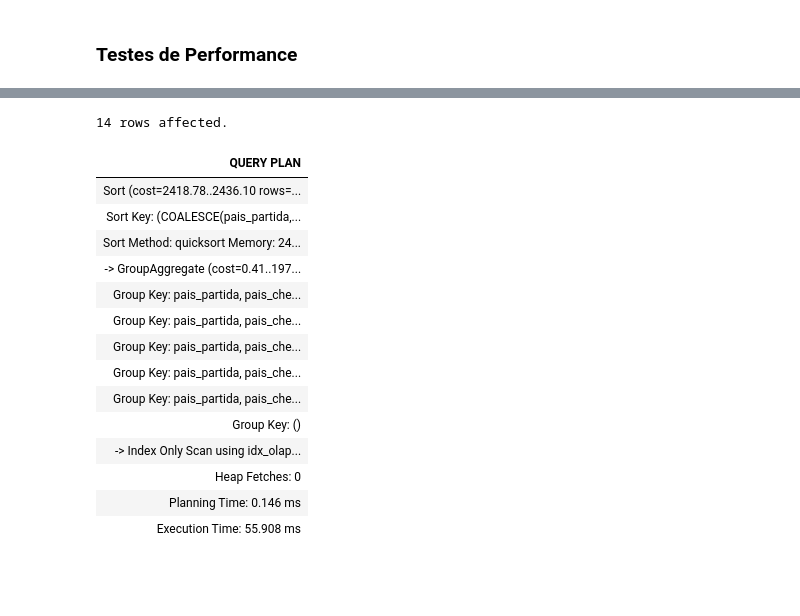
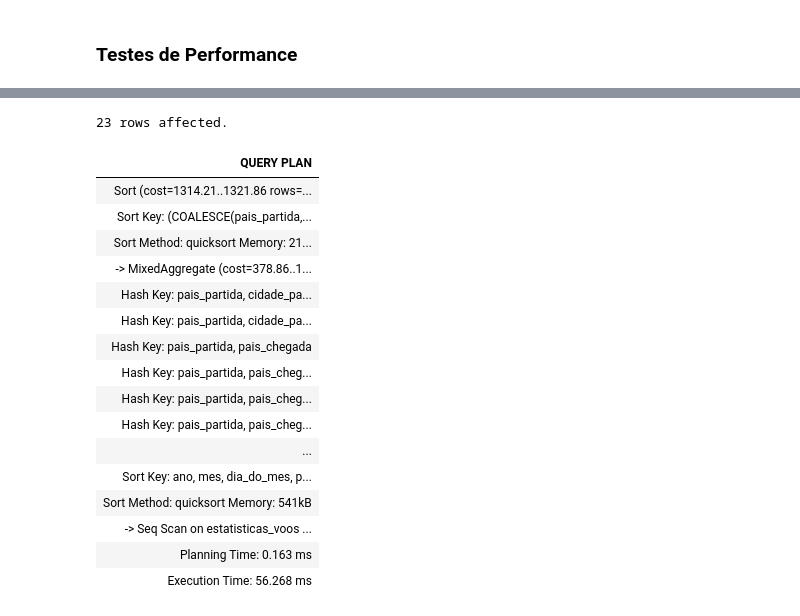
Before and after one commit to inesiscosta/aviation-db, a Jupyter notebook: bdist-workspace/data/E2-report.ipynb, the cells around one changed output, grey strips where cells are left out. Saved outputs shown, nothing was run; the diff lists cells and outputs as text; code cells hidden in the pictures; blank space fills up the shorter version.

Commit message:
feat(index): more usefull indexs and final E2-report
Co-authored-by: Inês Costa <inesiscosta@users.noreply.github.com>

```diff
--- a/bdist-workspace/data/E2-report.ipynb
+++ b/bdist-workspace/data/E2-report.ipynb
@@ -530,43 +599,44 @@ HAVING COUNT(DISTINCT no_serie) = (
 # %%
 %%sql
--- TEST 3: OLAP 3 - Profitability Analysis with ROLLUP
-EXPLAIN (ANALYZE, TIMING ON, SUMMARY ON)
+-- TEST 3:
+EXPLAIN ANALYZE
 SELECT
-  COALESCE(pais_partida, 'All Countries') AS departure_country,
-  COALESCE(cidade_partida, 'All Cities') AS departure_city,
-  COALESCE(pais_chegada, 'All Countries') AS arrival_country,
-  COALESCE(cidade_chegada, 'All Cities') AS arrival_city,
-  CASE
-    WHEN ano IS NULL THEN 'All Dates'
-    WHEN mes IS NULL THEN ano::text
-    WHEN dia_do_mes IS NULL THEN LPAD(ano::text,4,'0') || '-' || LPAD(mes::text,2,'0')
-    ELSE LPAD(ano::text,4,'0') || '-' || LPAD(mes::text,2,'0') || '-' || LPAD(dia_do_mes::text,2,'0')
-  END AS date,
-  SUM(vendas_1c) AS total_first_class_sales,
-  SUM(vendas_2c) AS total_economy_sales,
-  SUM(vendas_1c + vendas_2c) AS total_sales
+  COALESCE(pais_partida, 'All Countries') AS pais_partida,
+  COALESCE(cidade_partida, 'All Cities') AS cidade_partida,
+  COALESCE(pais_chegada, 'All Countries') AS pais_chegada,
+  COALESCE(cidade_chegada, 'All Cities') AS cidade_chegada,
+  COALESCE(TO_CHAR(ano, '9999'), 'All Years') AS ano,
+  COALESCE(TO_CHAR(mes, 'FM00'), 'All Months') AS mes,
+  COALESCE(TO_CHAR(dia_do_mes, 'FM00'), 'All Days') AS dia_do_mes,
+  TO_CHAR(SUM(vendas_1c + vendas_2c), 'FM999G999G990D00') || ' €' AS total_vendas,
+  TO_CHAR(SUM(vendas_1c), 'FM999G999G990D00') || ' €' AS total_vendas_1c,
+  TO_CHAR(SUM(vendas_2c), 'FM999G999G990D00') || ' €' AS total_vendas_2c
 FROM estatisticas_voos
-GROUP BY ROLLUP((pais_partida, pais_chegada), (cidade_partida, cidade_chegada), ano, mes, dia_do_mes)
-ORDER BY
-  departure_country NULLS LAST, departure_city NULLS LAST,
-  arrival_country NULLS LAST, arrival_city NULLS LAST,
-  date NULLS LAST;
+GROUP BY GROUPING SETS (
+  (),
+  (pais_partida, pais_chegada),
+  (pais_partida, cidade_partida, pais_chegada, cidade_chegada)
+), ROLLUP(ano, mes, dia_do_mes)
+ORDER BY pais_partida, cidade_partida, pais_chegada, cidade_chegada,
+COALESCE(ano, 0), COALESCE(mes, 0), COALESCE(dia_do_mes,0);
 # %% [output]
-14 rows affected.
+23 rows affected.
 | QUERY PLAN |
-| Sort (cost=2418.78..2436.10 rows=... |
+| Sort (cost=1314.21..1321.86 rows=... |
 | Sort Key: (COALESCE(pais_partida,... |
-| Sort Method: quicksort Memory: 24... |
-| -> GroupAggregate (cost=0.41..197... |
-| Group Key: pais_partida, pais_che... |
-| Group Key: pais_partida, pais_che... |
-| Group Key: pais_partida, pais_che... |
-| Group Key: pais_partida, pais_che... |
-| Group Key: pais_partida, pais_che... |
-| Group Key: () |
-| -> Index Only Scan using idx_olap... |
-| Heap Fetches: 0 |
-| Planning Time: 0.146 ms |
-| Execution Time: 55.908 ms |
+| Sort Method: quicksort Memory: 21... |
+| -> MixedAggregate (cost=378.86..1... |
+| Hash Key: pais_partida, cidade_pa... |
+| Hash Key: pais_partida, cidade_pa... |
+| Hash Key: pais_partida, pais_chegada |
+| Hash Key: pais_partida, pais_cheg... |
+| Hash Key: pais_partida, pais_cheg... |
+| Hash Key: pais_partida, pais_cheg... |
+| ... |
+| Sort Key: ano, mes, dia_do_mes, p... |
+| Sort Method: quicksort Memory: 541kB |
+| -> Seq Scan on estatisticas_voos ... |
+| Planning Time: 0.163 ms |
+| Execution Time: 56.268 ms |
 # %%
 %%sql
```
Also changed, not shown: parts of 11 cells of this notebook.
